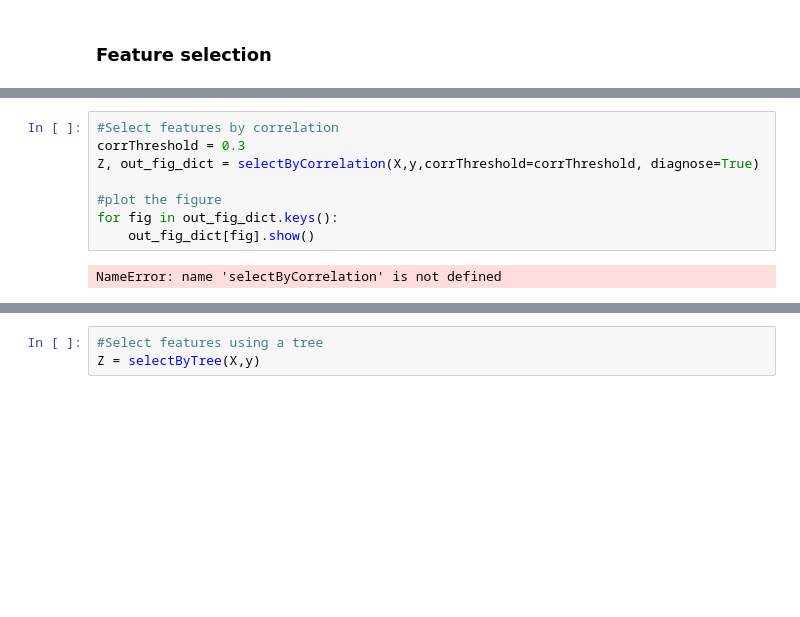
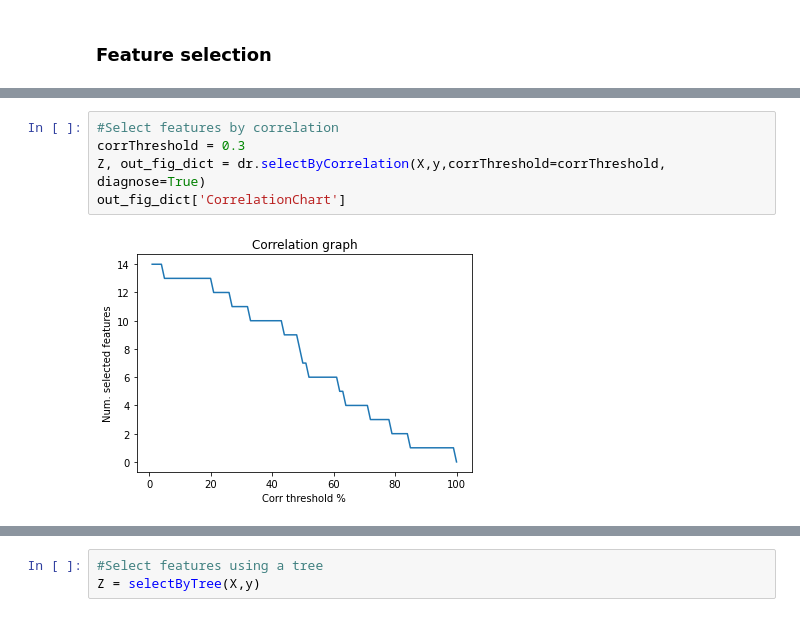
Before and after one commit to aletuf93/logproj, a Jupyter notebook: examples/05. Dimensionality Reduction.ipynb, the cells around one changed output, grey strips where cells are left out. Saved outputs shown, nothing was run; the diff lists cells and outputs as text; blank space fills up the shorter version.

```diff
--- a/examples/05. Dimensionality Reduction.ipynb
+++ b/examples/05. Dimensionality Reduction.ipynb
@@ -37,13 +55,10 @@ Target labels
 # %%
 #Select features by correlation
 corrThreshold = 0.3
-Z, out_fig_dict = selectByCorrelation(X,y,corrThreshold=corrThreshold, diagnose=True)
-
-#plot the figure
-for fig in out_fig_dict.keys():
-    out_fig_dict[fig].show()
+Z, out_fig_dict = dr.selectByCorrelation(X,y,corrThreshold=corrThreshold, diagnose=True)
+out_fig_dict['CorrelationChart']
 # %% [output]
-NameError: name 'selectByCorrelation' is not defined
+[figure, added]
 # %%
 #Select features using variance
 varThreshold = 0.3
```
Also changed, not shown: parts of 12 cells of this notebook, 1 other file.
